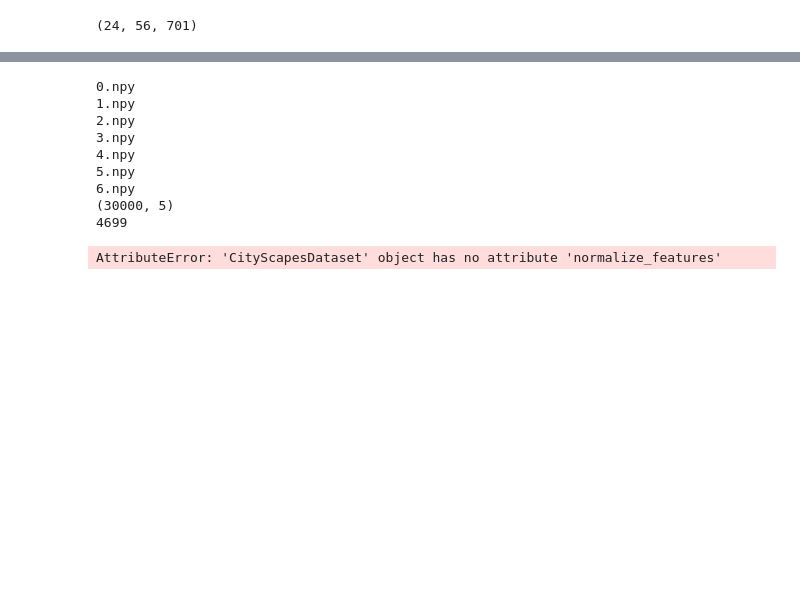
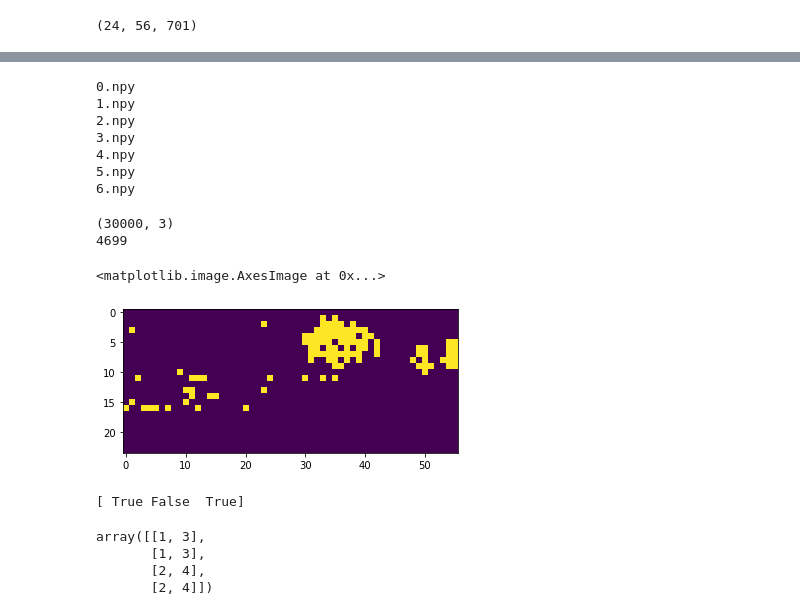
Before and after one commit to benthehuman1/UW-Vision-Segmentation, a Jupyter notebook: toy_segmentation.ipynb, the cells around one changed output, grey strips where cells are left out. Drawn from its saved outputs; the diff is of its cells as text; code cells hidden in the pictures; blank space fills up the shorter version.

```diff
--- a/toy_segmentation.ipynb
+++ b/toy_segmentation.ipynb
@@ -232,7 +252,7 @@ from sklearn.neighbors import KNeighborsClassifier
 dataset = CityScapesDataset("full_dataset_v1_30000")
 dataset.load()
 
-toy_feature_subset = [(3, 'center_loc_polar'), (3, 'mean')]
+toy_feature_subset = [(3, 'mean')]
 toy_feature_mask = dataset.get_feature_subset_mask(toy_feature_subset)
 tiny_features = dataset.features[:, toy_feature_mask]
 tiny_features_normalized = dataset.get_normalized_features()[:, toy_feature_mask]
@@ -252,23 +272,28 @@ folliage_nn_classifier = KNeighborsClassifier(3).fit(tiny_features_normalized, m
 4.npy
 5.npy
 6.npy
-(30000, 5)
-4699
+(30000, 3)
+4699
 # %%
 def folage_nn_prediction_function(normalized_feature: NDArray[Any]):
     toy_feature = normalized_feature[toy_feature_mask]
-    print(folliage_nn_classifier.predict(normalized_feature.reshape(-1, 1)))
-    return np.zeros(30)
+    is_foliage_hat = folliage_nn_classifier.predict(toy_feature.reshape(1, -1))[0]
+    result = np.zeros(30)
+    if(is_foliage_hat):
+        result[21] = 1.0
+    return result
 # %%
 def predict_semantic_grid(feature_grid: NDArray[Any], dataset: CityScapesDataset, use_normalized = True, prediction_fn = None):
     nrows = feature_grid.shape[0]
     ncols = feature_grid.shape[1]
     result = np.zeros((nrows, ncols, 30))
+    r = dataset.raw_feature_max - dataset.raw_feature_min
     normalized_feature_grid = np.zeros(feature_grid.shape)
+
     for r in range(nrows):
         for c in range(ncols):
             feature = feature_grid[r, c, :]
-            normalized_feature = dataset.normalize_features(feature)
+            normalized_feature = dataset.normalize_features(np.array([feature]))
             normalized_feature_grid[r, c, :] = normalized_feature
 
     for r in range(nrows):
@@ -281,7 +306,29 @@ def predict_semantic_grid(feature_grid: NDArray[Any], dataset: CityScapesDataset
             else:
                 prediction = prediction_fn(raw_feature)
             result[r, c, :] = prediction
+    return result
 # %%
-predict_semantic_grid(cologne_000038_feature_grid, dataset, True, folage_nn_prediction_function)
+R = predict_semantic_grid(cologne_000038_feature_grid, dataset, True, folage_nn_prediction_function)
-# %% [output]
-AttributeError: 'CityScapesDataset' object has no attribute 'normalize_features'
+# %%
+foliage_semantic_map = R[:, :, 21]
+fig, ax = plt.subplots()
+ax.imshow(foliage_semantic_map)
+# %% [output]
+<matplotlib.image.AxesImage at 0x...>
+[figure, added]
+# %%
+T = np.array([
+    [1, 2, 3],
+    [1, 2, 3],
+    [2, 3, 4],
+    [2, 3, 4]
+])
+f = np.array([1, 0, 1], dtype=bool)
+print(f)
+T[:, f]
+# %% [output]
+[ True False  True]
+array([[1, 3],
+       [1, 3],
+       [2, 4],
+       [2, 4]])
```
Also changed, not shown: parts of 13 cells of this notebook, 4 other files.
